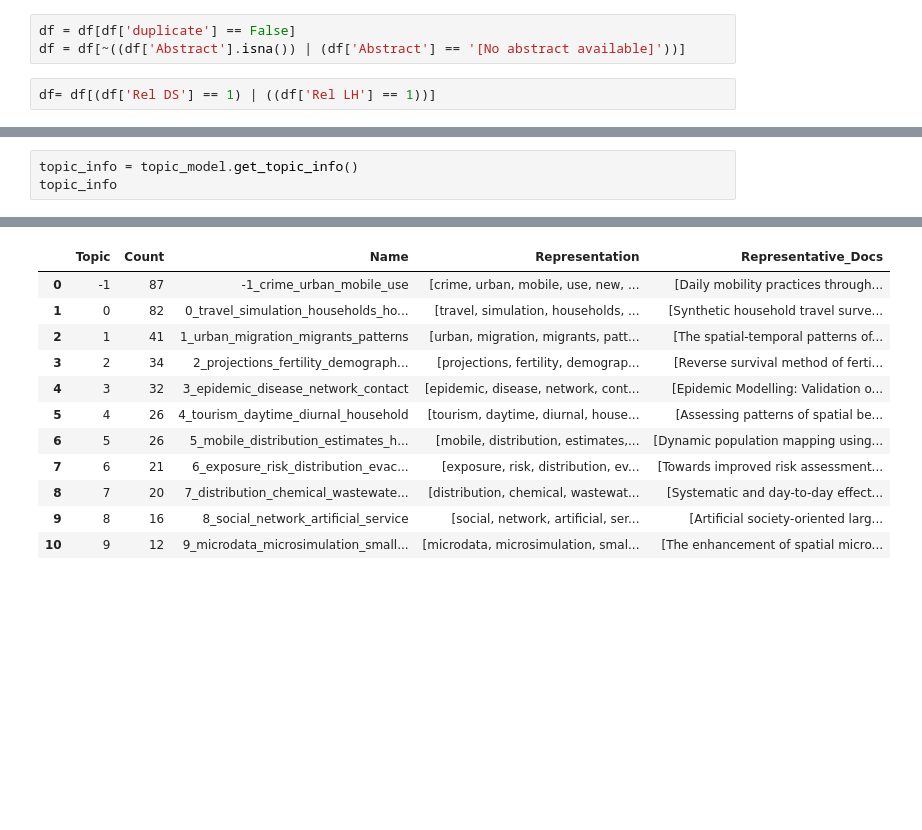
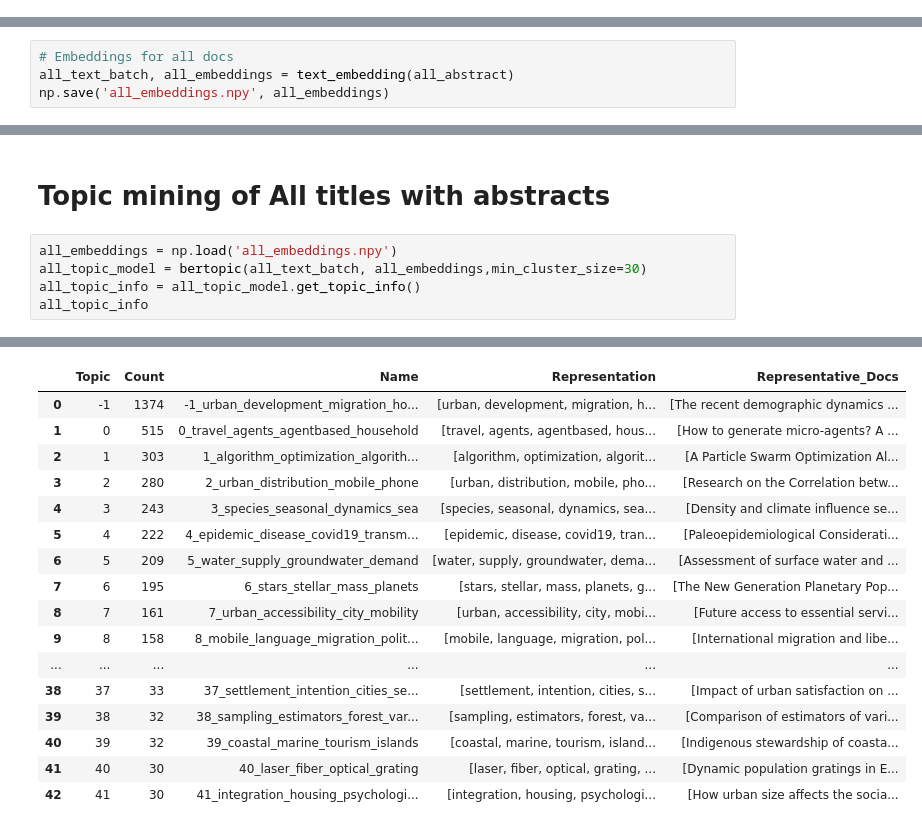
Before and after one commit to geogr-muni/Bertopic, a Jupyter notebook: prism_synpop.ipynb, the cells around one changed output, grey strips where cells are left out. Cells and saved outputs as stored; diff of their text form; blank space fills up the shorter version.

Commit message:
Topic mining for all docs and marked docs

```diff
--- a/prism_synpop.ipynb
+++ b/prism_synpop.ipynb
@@ -24,5 +49,0 @@ df = labels.keywords(df,['Title','Abstract'],keywords)
-# %%
-df = df[df['duplicate'] == False]
-df = df[~((df['Abstract'].isna()) | (df['Abstract'] == '[No abstract available]'))]
-# %%
-df= df[(df['Rel DS'] == 1) | ((df['Rel LH'] == 1))]
@@ -100,0 +109,4 @@ embeddings = torch.cat(all_embeddings, dim=0)
+# %%
+# Embeddings for all docs
+all_text_batch, all_embeddings = text_embedding(all_abstract)
+np.save('all_embeddings.npy', all_embeddings)
@@ -145,4 +170,8 @@ topics, probs = topic_model.fit_transform(documents=text_batch, embeddings = emb
+# %% [markdown]
+# Topic mining of All titles with abstracts
 # %%
-topic_info = topic_model.get_topic_info()
-topic_info
+all_embeddings = np.load('all_embeddings.npy')
+all_topic_model = bertopic(all_text_batch, all_embeddings,min_cluster_size=30)
+all_topic_info = all_topic_model.get_topic_info()
+all_topic_info
 # %% [output]
@@ -149,12 +184,17 @@ topic_info
 |  | Topic | Count | Name | Representation | Representative_Docs |
-| 0 | -1 | 87 | -1_crime_urban_mobile_use | [crime, urban, mobile, use, new, ... | [Daily mobility practices through... |
-| 1 | 0 | 82 | 0_travel_simulation_households_ho... | [travel, simulation, households, ... | [Synthetic household travel surve... |
-| 2 | 1 | 41 | 1_urban_migration_migrants_patterns | [urban, migration, migrants, patt... | [The spatial-temporal patterns of... |
-| 3 | 2 | 34 | 2_projections_fertility_demograph... | [projections, fertility, demograp... | [Reverse survival method of ferti... |
-| 4 | 3 | 32 | 3_epidemic_disease_network_contact | [epidemic, disease, network, cont... | [Epidemic Modelling: Validation o... |
-| 5 | 4 | 26 | 4_tourism_daytime_diurnal_household | [tourism, daytime, diurnal, house... | [Assessing patterns of spatial be... |
-| 6 | 5 | 26 | 5_mobile_distribution_estimates_h... | [mobile, distribution, estimates,... | [Dynamic population mapping using... |
-| 7 | 6 | 21 | 6_exposure_risk_distribution_evac... | [exposure, risk, distribution, ev... | [Towards improved risk assessment... |
-| 8 | 7 | 20 | 7_distribution_chemical_wastewate... | [distribution, chemical, wastewat... | [Systematic and day-to-day effect... |
-| 9 | 8 | 16 | 8_social_network_artificial_service | [social, network, artificial, ser... | [Artificial society-oriented larg... |
-| 10 | 9 | 12 | 9_microdata_microsimulation_small... | [microdata, microsimulation, smal... | [The enhancement of spatial micro... |
+| 0 | -1 | 1374 | -1_urban_development_migration_ho... | [urban, development, migration, h... | [The recent demographic dynamics ... |
+| 1 | 0 | 515 | 0_travel_agents_agentbased_household | [travel, agents, agentbased, hous... | [How to generate micro-agents? A ... |
+| 2 | 1 | 303 | 1_algorithm_optimization_algorith... | [algorithm, optimization, algorit... | [A Particle Swarm Optimization Al... |
+| 3 | 2 | 280 | 2_urban_distribution_mobile_phone | [urban, distribution, mobile, pho... | [Research on the Correlation betw... |
+| 4 | 3 | 243 | 3_species_seasonal_dynamics_sea | [species, seasonal, dynamics, sea... | [Density and climate influence se... |
+| 5 | 4 | 222 | 4_epidemic_disease_covid19_transm... | [epidemic, disease, covid19, tran... | [Paleoepidemiological Considerati... |
+| 6 | 5 | 209 | 5_water_supply_groundwater_demand | [water, supply, groundwater, dema... | [Assessment of surface water and ... |
+| 7 | 6 | 195 | 6_stars_stellar_mass_planets | [stars, stellar, mass, planets, g... | [The New Generation Planetary Pop... |
+| 8 | 7 | 161 | 7_urban_accessibility_city_mobility | [urban, accessibility, city, mobi... | [Future access to essential servi... |
+| 9 | 8 | 158 | 8_mobile_language_migration_polit... | [mobile, language, migration, pol... | [International migration and libe... |
+| ... | ... | ... | ... | ... | ... |
+| 38 | 37 | 33 | 37_settlement_intention_cities_se... | [settlement, intention, cities, s... | [Impact of urban satisfaction on ... |
+| 39 | 38 | 32 | 38_sampling_estimators_forest_var... | [sampling, estimators, forest, va... | [Comparison of estimators of vari... |
+| 40 | 39 | 32 | 39_coastal_marine_tourism_islands | [coastal, marine, tourism, island... | [Indigenous stewardship of coasta... |
+| 41 | 40 | 30 | 40_laser_fiber_optical_grating | [laser, fiber, optical, grating, ... | [Dynamic population gratings in E... |
+| 42 | 41 | 30 | 41_integration_housing_psychologi... | [integration, housing, psychologi... | [How urban size affects the socia... |
```
Also changed, not shown: parts of 29 cells of this notebook, 6 other files.
